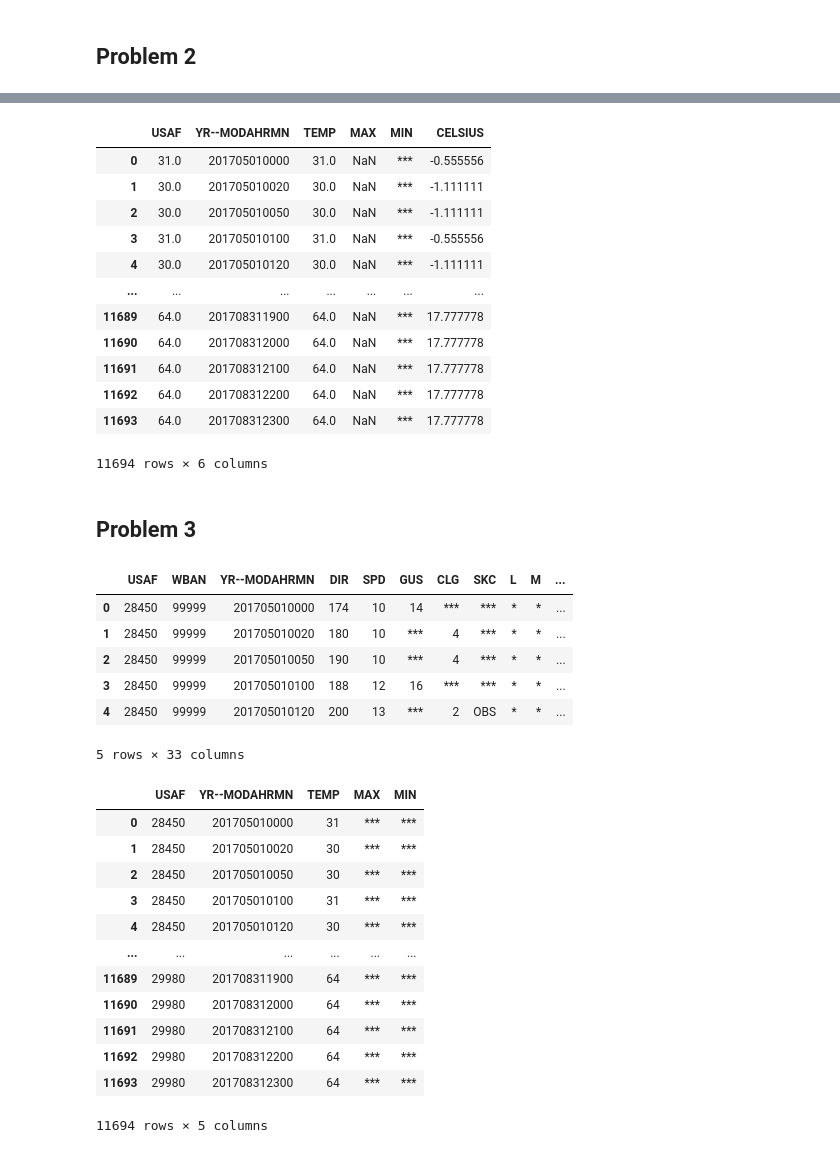
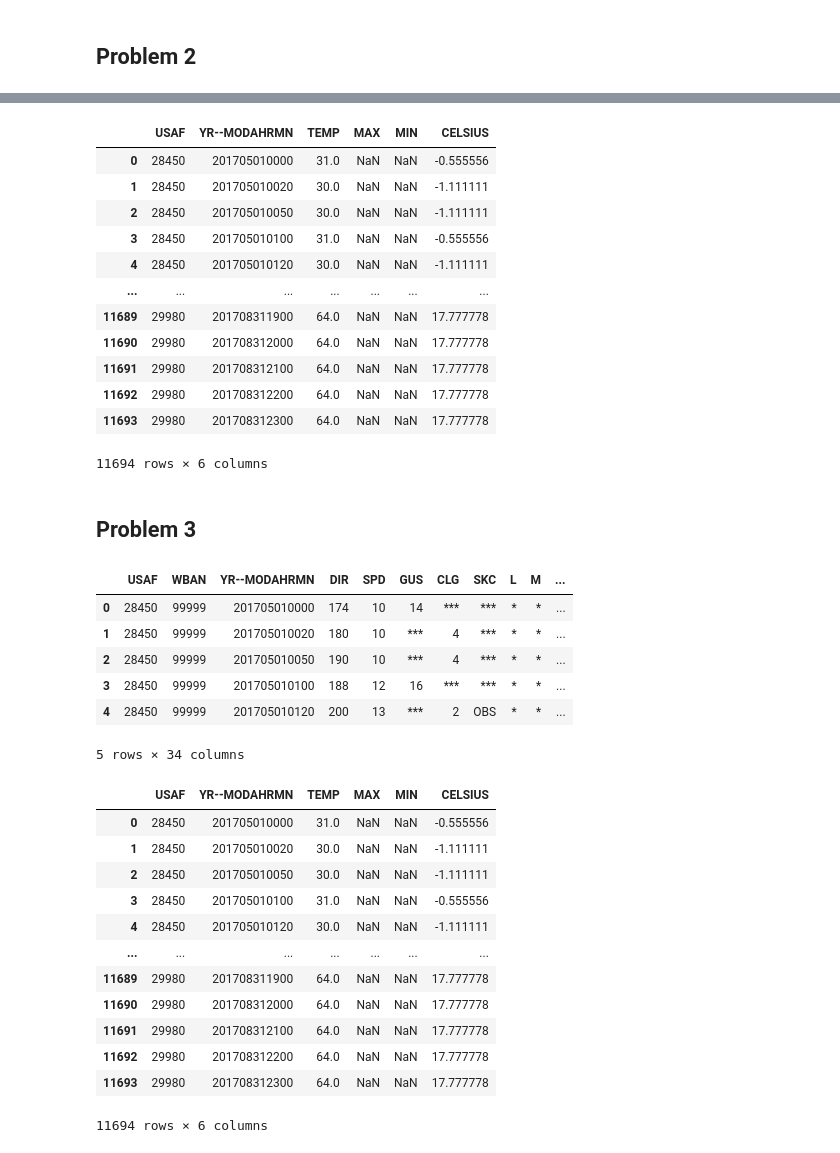
Before and after one commit to heatherturcios/Geospatial-Analytics-2023, a Jupyter notebook: Turcios_Homework2.ipynb, the cells around one changed output, grey strips where cells are left out. Saved outputs shown, nothing was run; the diff lists cells and outputs as text; code cells hidden in the pictures.

```diff
--- a/Turcios_Homework2.ipynb
+++ b/Turcios_Homework2.ipynb
@@ -155,13 +155,14 @@ print("TEMP Mean:", data['TEMP'].mean())
 TEMP Mean: 52.24796852279531
 # %%
 data['MAX'] = pd.to_numeric(data['MAX'], errors = 'coerce')
+data['MIN'] = pd.to_numeric(data['MIN'], errors = 'coerce')
 # %%
 data['MAX'].std()
 print("MAX TEMP Standard Deviation:", data['MAX'].std())
 # %% [output]
 MAX TEMP Standard Deviation: 10.307989094641968
 # %%
-data['USAF'] = pd.to_numeric(data['TEMP'], errors = 'coerce')
+data['USAF'] = pd.to_numeric(data['USAF'], errors = 'coerce')
 # %%
 data['USAF'].nunique()
 print("Number of Unique Stations:", data['USAF'].nunique())
@@ -230,22 +240,22 @@ selected = data[['USAF', 'YR--MODAHRMN', 'TEMP', 'MAX', 'MIN', 'CELSIUS']]
 selected
 # %% [output]
 |  | USAF | YR--MODAHRMN | TEMP | MAX | MIN | CELSIUS |
-| 0 | 31.0 | 201705010000 | 31.0 | NaN | *** | -0.555556 |
-| 1 | 30.0 | 201705010020 | 30.0 | NaN | *** | -1.111111 |
-| 2 | 30.0 | 201705010050 | 30.0 | NaN | *** | -1.111111 |
-| 3 | 31.0 | 201705010100 | 31.0 | NaN | *** | -0.555556 |
-| 4 | 30.0 | 201705010120 | 30.0 | NaN | *** | -1.111111 |
+| 0 | 28450 | 201705010000 | 31.0 | NaN | NaN | -0.555556 |
+| 1 | 28450 | 201705010020 | 30.0 | NaN | NaN | -1.111111 |
+| 2 | 28450 | 201705010050 | 30.0 | NaN | NaN | -1.111111 |
+| 3 | 28450 | 201705010100 | 31.0 | NaN | NaN | -0.555556 |
+| 4 | 28450 | 201705010120 | 30.0 | NaN | NaN | -1.111111 |
 | ... | ... | ... | ... | ... | ... | ... |
-| 11689 | 64.0 | 201708311900 | 64.0 | NaN | *** | 17.777778 |
-| 11690 | 64.0 | 201708312000 | 64.0 | NaN | *** | 17.777778 |
-| 11691 | 64.0 | 201708312100 | 64.0 | NaN | *** | 17.777778 |
-| 11692 | 64.0 | 201708312200 | 64.0 | NaN | *** | 17.777778 |
-| 11693 | 64.0 | 201708312300 | 64.0 | NaN | *** | 17.777778 |
+| 11689 | 29980 | 201708311900 | 64.0 | NaN | NaN | 17.777778 |
+| 11690 | 29980 | 201708312000 | 64.0 | NaN | NaN | 17.777778 |
+| 11691 | 29980 | 201708312100 | 64.0 | NaN | NaN | 17.777778 |
+| 11692 | 29980 | 201708312200 | 64.0 | NaN | NaN | 17.777778 |
+| 11693 | 29980 | 201708312300 | 64.0 | NaN | NaN | 17.777778 |
 11694 rows × 6 columns
 # %% [markdown]
 ## Problem 3
 # %%
-data = pd.read_csv("data/6153237444115dat.csv")
+#data = pd.read_csv("data/6153237444115dat.csv")
 # %%
 data.head()
 # %% [output]
@@ -255,24 +265,24 @@ data.head()
 | 2 | 28450 | 99999 | 201705010050 | 190 | 10 | *** | 4 | *** | * | * | ... |
 | 3 | 28450 | 99999 | 201705010100 | 188 | 12 | 16 | *** | *** | * | * | ... |
 | 4 | 28450 | 99999 | 201705010120 | 200 | 13 | *** | 2 | OBS | * | * | ... |
-5 rows × 33 columns
+5 rows × 34 columns
 # %%
-selected = data[['USAF', 'YR--MODAHRMN', 'TEMP', 'MAX', 'MIN']]
+selected = data[['USAF', 'YR--MODAHRMN', 'TEMP', 'MAX', 'MIN', 'CELSIUS']]
 selected
 # %% [output]
-|  | USAF | YR--MODAHRMN | TEMP | MAX | MIN |
-| 0 | 28450 | 201705010000 | 31 | *** | *** |
-| 1 | 28450 | 201705010020 | 30 | *** | *** |
-| 2 | 28450 | 201705010050 | 30 | *** | *** |
-| 3 | 28450 | 201705010100 | 31 | *** | *** |
-| 4 | 28450 | 201705010120 | 30 | *** | *** |
-| ... | ... | ... | ... | ... | ... |
-| 11689 | 29980 | 201708311900 | 64 | *** | *** |
-| 11690 | 29980 | 201708312000 | 64 | *** | *** |
-| 11691 | 29980 | 201708312100 | 64 | *** | *** |
-| 11692 | 29980 | 201708312200 | 64 | *** | *** |
-| 11693 | 29980 | 201708312300 | 64 | *** | *** |
+|  | USAF | YR--MODAHRMN | TEMP | MAX | MIN | CELSIUS |
+| 0 | 28450 | 201705010000 | 31.0 | NaN | NaN | -0.555556 |
+| 1 | 28450 | 201705010020 | 30.0 | NaN | NaN | -1.111111 |
+| 2 | 28450 | 201705010050 | 30.0 | NaN | NaN | -1.111111 |
+| 3 | 28450 | 201705010100 | 31.0 | NaN | NaN | -0.555556 |
+| 4 | 28450 | 201705010120 | 30.0 | NaN | NaN | -1.111111 |
+| ... | ... | ... | ... | ... | ... | ... |
+| 11689 | 29980 | 201708311900 | 64.0 | NaN | NaN | 17.777778 |
+| 11690 | 29980 | 201708312000 | 64.0 | NaN | NaN | 17.777778 |
+| 11691 | 29980 | 201708312100 | 64.0 | NaN | NaN | 17.777778 |
+| 11692 | 29980 | 201708312200 | 64.0 | NaN | NaN | 17.777778 |
+| 11693 | 29980 | 201708312300 | 64.0 | NaN | NaN | 17.777778 |
-11694 rows × 5 columns
+11694 rows × 6 columns
 # %%
 selection_USAF1 = [29980]
 kumpula = selected.loc[selected["USAF"].isin(selection_USAF1)]
```
Also changed, not shown: parts of 55 cells of this notebook.
